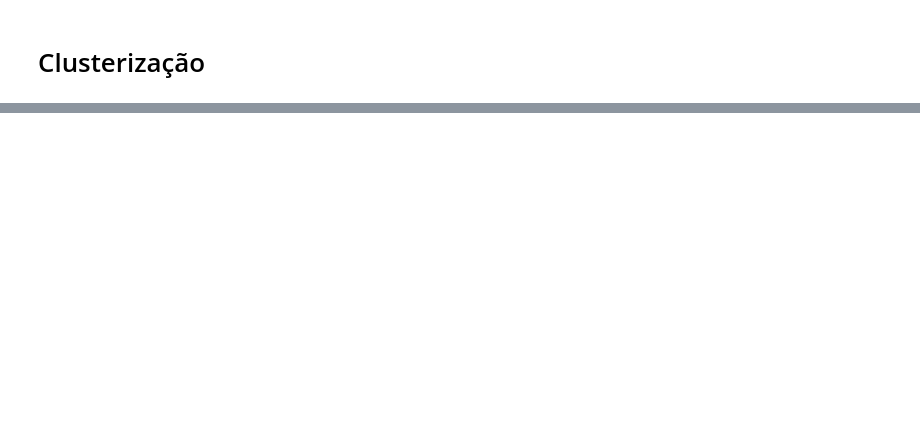
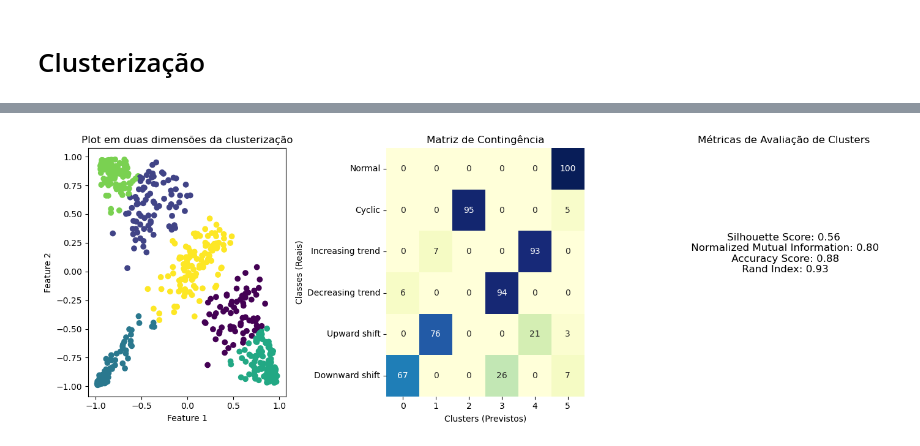
Before and after one commit to Esdras-Daniel/Clustering-material, a Jupyter notebook: 8_Deep_Clustering.ipynb, the cells around one changed output, grey strips where cells are left out. Saved outputs shown, nothing was run; the diff lists cells and outputs as text; code cells hidden in the pictures; blank space fills up the shorter version.

```diff
--- a/8_Deep_Clustering.ipynb
+++ b/8_Deep_Clustering.ipynb
@@ -100,0 +153,4 @@ autoencoder_syn_ctrl.layers[2]
+# %%
+plot_cluster_evaluation(EL_syn_ctrl, y_syn_ctrl, km_labels_syn_control, syn_ctrl_target_names)
+# %% [output]
+[figure, added]
```
Also changed, not shown: parts of 17 cells of this notebook, 8 other files.
